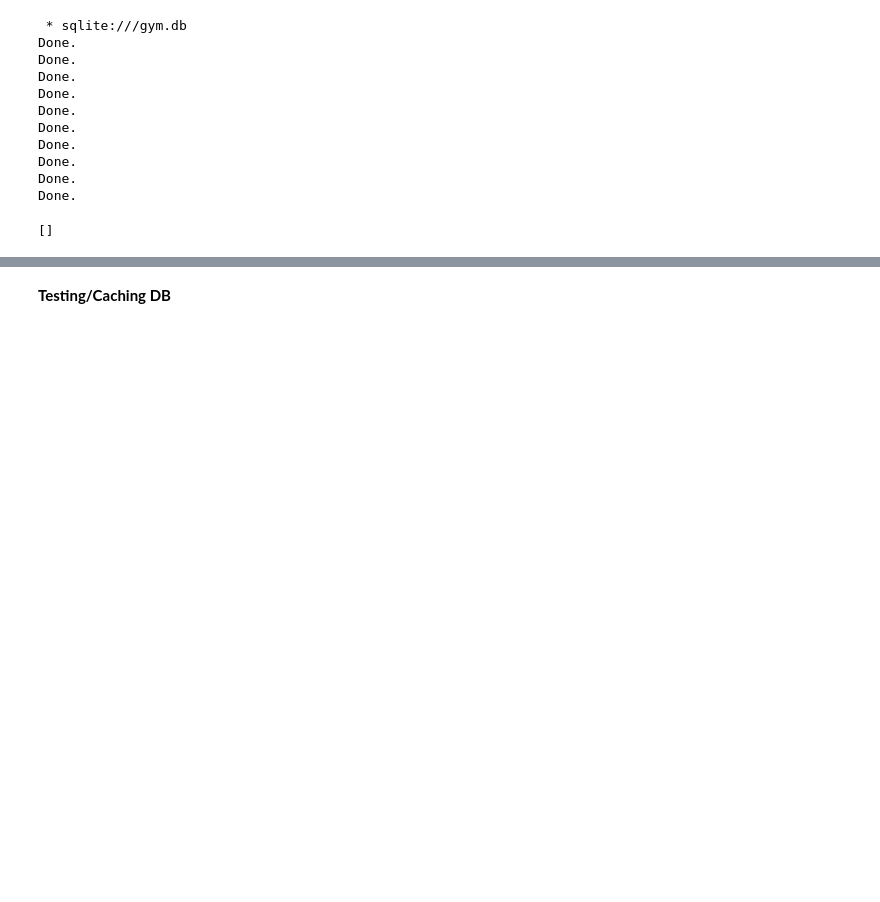
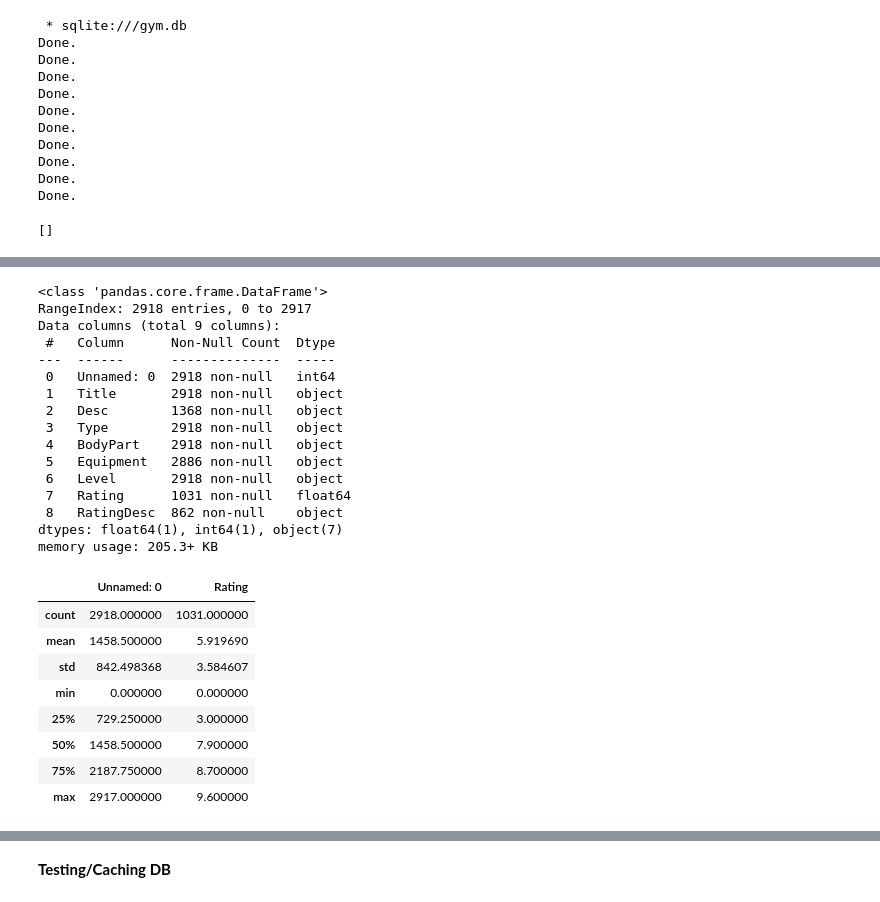
Before and after one commit to KantaS12/GenAIProj, a Jupyter notebook: gymgenai.ipynb, the cells around one changed output, grey strips where cells are left out. Saved outputs shown, nothing was run; the diff lists cells and outputs as text; code cells hidden in the pictures; blank space fills up the shorter version.

Commit message:
Kaggle Notebook | GymGENAI | Version 14

```diff
--- a/gymgenai.ipynb
+++ b/gymgenai.ipynb
@@ -142,0 +148,34 @@ Done.
+# %%
+import numpy as np
+import matplotlib.pyplot as plt
+import pandas as pd
+
+df = pd.read_csv("/kaggle/input/gym-exercise-data/megaGymDataset.csv")
+df.info()
+df.describe()
+# %% [output]
+<class 'pandas.core.frame.DataFrame'>
+RangeIndex: 2918 entries, 0 to 2917
+Data columns (total 9 columns):
+ #   Column      Non-Null Count  Dtype
+---  ------      --------------  -----
+ 0   Unnamed: 0  2918 non-null   int64
+ 1   Title       2918 non-null   object
+ 2   Desc        1368 non-null   object
+ 3   Type        2918 non-null   object
+ 4   BodyPart    2918 non-null   object
+ 5   Equipment   2886 non-null   object
+ 6   Level       2918 non-null   object
+ 7   Rating      1031 non-null   float64
+ 8   RatingDesc  862 non-null    object
+dtypes: float64(1), int64(1), object(7)
+memory usage: 205.3+ KB
+|  | Unnamed: 0 | Rating |
+| count | 2918.000000 | 1031.000000 |
+| mean | 1458.500000 | 5.919690 |
+| std | 842.498368 | 3.584607 |
+| min | 0.000000 | 0.000000 |
+| 25% | 729.250000 | 3.000000 |
+| 50% | 1458.500000 | 7.900000 |
+| 75% | 2187.750000 | 8.700000 |
+| max | 2917.000000 | 9.600000 |
```
Also changed, not shown: parts of 11 cells of this notebook.
